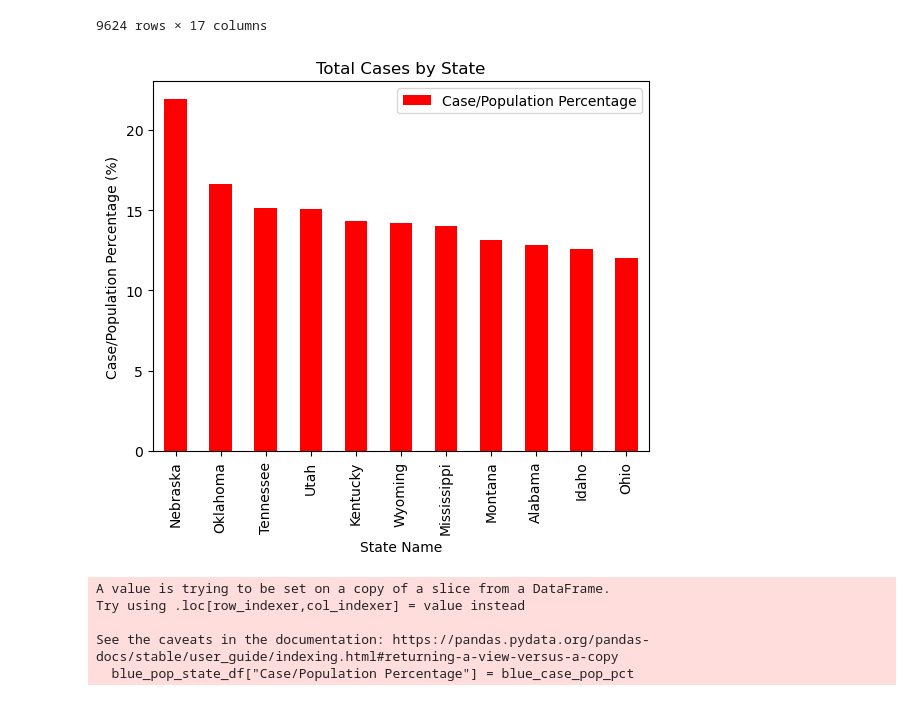
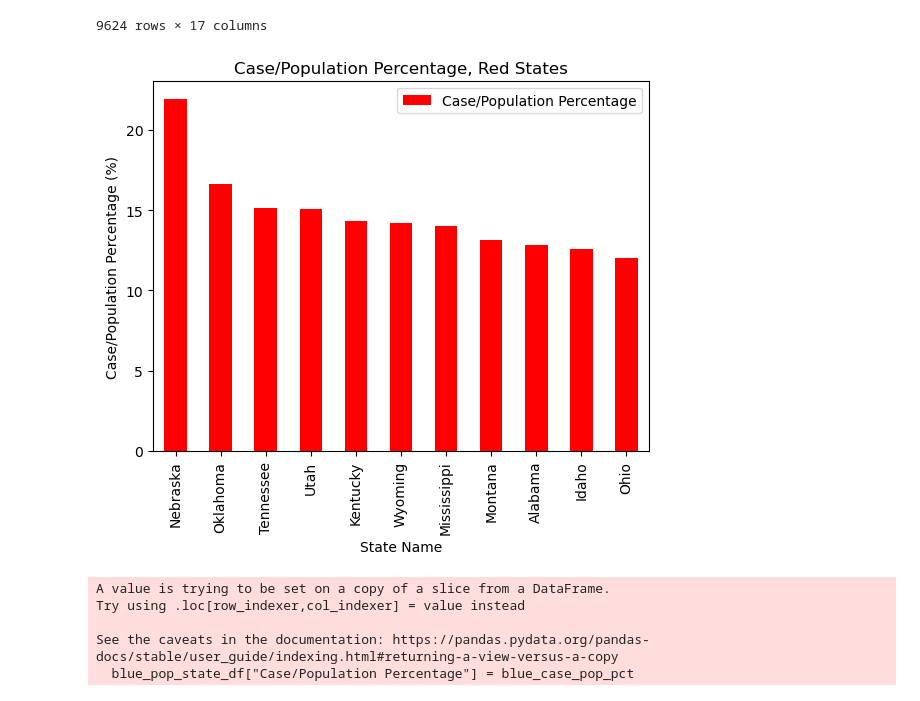
Before and after one commit to laurajanefaulds/project1, a Jupyter notebook: covid_data.ipynb, the cells around one changed output. Cells and saved outputs as stored; diff of their text form; code cells hidden in the pictures.

```diff
--- a/covid_data.ipynb
+++ b/covid_data.ipynb
@@ -398,17 +457,17 @@ See the caveats in the documentation: https://pandas.pydata.org/pandas-docs/stab
 # %%
 red_pop_state = red_pop_state_df.groupby("State Name").mean()["Case/Population Percentage"]
 red_pop_state = pd.DataFrame(red_pop_state)
 red_pop_state2 = red_pop_state.sort_values(by=["Case/Population Percentage"], ascending=False)
 
 
 red_pop_state2.plot(kind = "bar",
                     xlabel="State Name",
                     ylabel="Case/Population Percentage (%)",
-                     title="Total Cases by State",
+                     title="Case/Population Percentage, Red States",
                     color="r")
 plt.show()
 # %% [output]
-[figure, old version]
+[figure, new version]
 # %%
 blue_pop_state_df = pop_state_df[pop_state_df["State Color"]=="Blue"]
 
```
Also changed, not shown: parts of 6 cells of this notebook.
